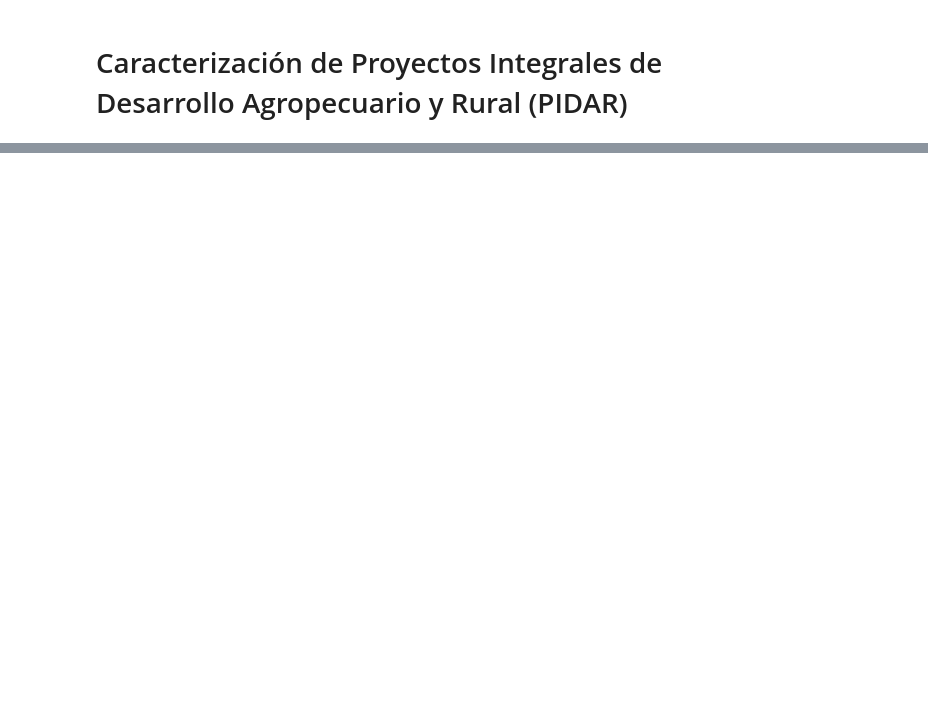
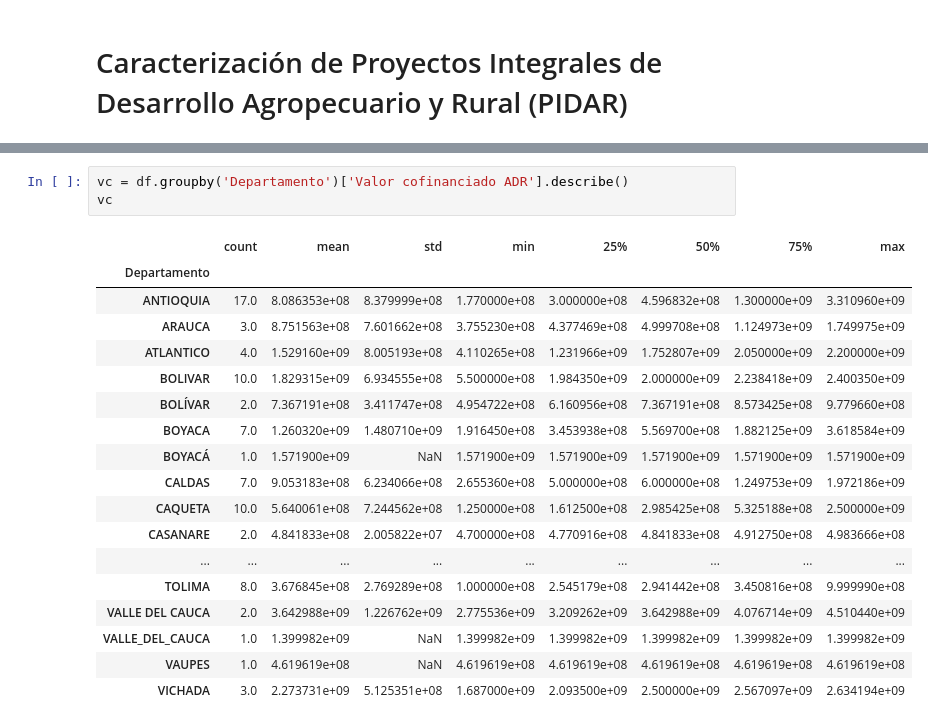
Before and after one commit to ds4a-team-envigado/project, a Jupyter notebook: pilar/pilar.ipynb, the cells around one changed output, grey strips where cells are left out. Drawn from its saved outputs; the diff is of its cells as text; blank space fills up the shorter version.

```diff
--- a/pilar/pilar.ipynb
+++ b/pilar/pilar.ipynb
@@ -30,0 +88,22 @@ df.shape
+# %%
+vc = df.groupby('Departamento')['Valor cofinanciado ADR'].describe()
+vc
+# %% [output]
+|  | count | mean | std | min | 25% | 50% | 75% | max |
+| Departamento |  |  |  |  |  |  |  |  |
+| ANTIOQUIA | 17.0 | 8.086353e+08 | 8.379999e+08 | 1.770000e+08 | 3.000000e+08 | 4.596832e+08 | 1.300000e+09 | 3.310960e+09 |
+| ARAUCA | 3.0 | 8.751563e+08 | 7.601662e+08 | 3.755230e+08 | 4.377469e+08 | 4.999708e+08 | 1.124973e+09 | 1.749975e+09 |
+| ATLANTICO | 4.0 | 1.529160e+09 | 8.005193e+08 | 4.110265e+08 | 1.231966e+09 | 1.752807e+09 | 2.050000e+09 | 2.200000e+09 |
+| BOLIVAR | 10.0 | 1.829315e+09 | 6.934555e+08 | 5.500000e+08 | 1.984350e+09 | 2.000000e+09 | 2.238418e+09 | 2.400350e+09 |
+| BOLÍVAR | 2.0 | 7.367191e+08 | 3.411747e+08 | 4.954722e+08 | 6.160956e+08 | 7.367191e+08 | 8.573425e+08 | 9.779660e+08 |
+| BOYACA | 7.0 | 1.260320e+09 | 1.480710e+09 | 1.916450e+08 | 3.453938e+08 | 5.569700e+08 | 1.882125e+09 | 3.618584e+09 |
+| BOYACÁ | 1.0 | 1.571900e+09 | NaN | 1.571900e+09 | 1.571900e+09 | 1.571900e+09 | 1.571900e+09 | 1.571900e+09 |
+| CALDAS | 7.0 | 9.053183e+08 | 6.234066e+08 | 2.655360e+08 | 5.000000e+08 | 6.000000e+08 | 1.249753e+09 | 1.972186e+09 |
+| CAQUETA | 10.0 | 5.640061e+08 | 7.244562e+08 | 1.250000e+08 | 1.612500e+08 | 2.985425e+08 | 5.325188e+08 | 2.500000e+09 |
+| CASANARE | 2.0 | 4.841833e+08 | 2.005822e+07 | 4.700000e+08 | 4.770916e+08 | 4.841833e+08 | 4.912750e+08 | 4.983666e+08 |
+| ... | ... | ... | ... | ... | ... | ... | ... | ... |
+| TOLIMA | 8.0 | 3.676845e+08 | 2.769289e+08 | 1.000000e+08 | 2.545179e+08 | 2.941442e+08 | 3.450816e+08 | 9.999990e+08 |
+| VALLE DEL CAUCA | 2.0 | 3.642988e+09 | 1.226762e+09 | 2.775536e+09 | 3.209262e+09 | 3.642988e+09 | 4.076714e+09 | 4.510440e+09 |
+| VALLE_DEL_CAUCA | 1.0 | 1.399982e+09 | NaN | 1.399982e+09 | 1.399982e+09 | 1.399982e+09 | 1.399982e+09 | 1.399982e+09 |
+| VAUPES | 1.0 | 4.619619e+08 | NaN | 4.619619e+08 | 4.619619e+08 | 4.619619e+08 | 4.619619e+08 | 4.619619e+08 |
+| VICHADA | 3.0 | 2.273731e+09 | 5.125351e+08 | 1.687000e+09 | 2.093500e+09 | 2.500000e+09 | 2.567097e+09 | 2.634194e+09 |
```
Also changed, not shown: parts of 13 cells of this notebook, 1 other file.
